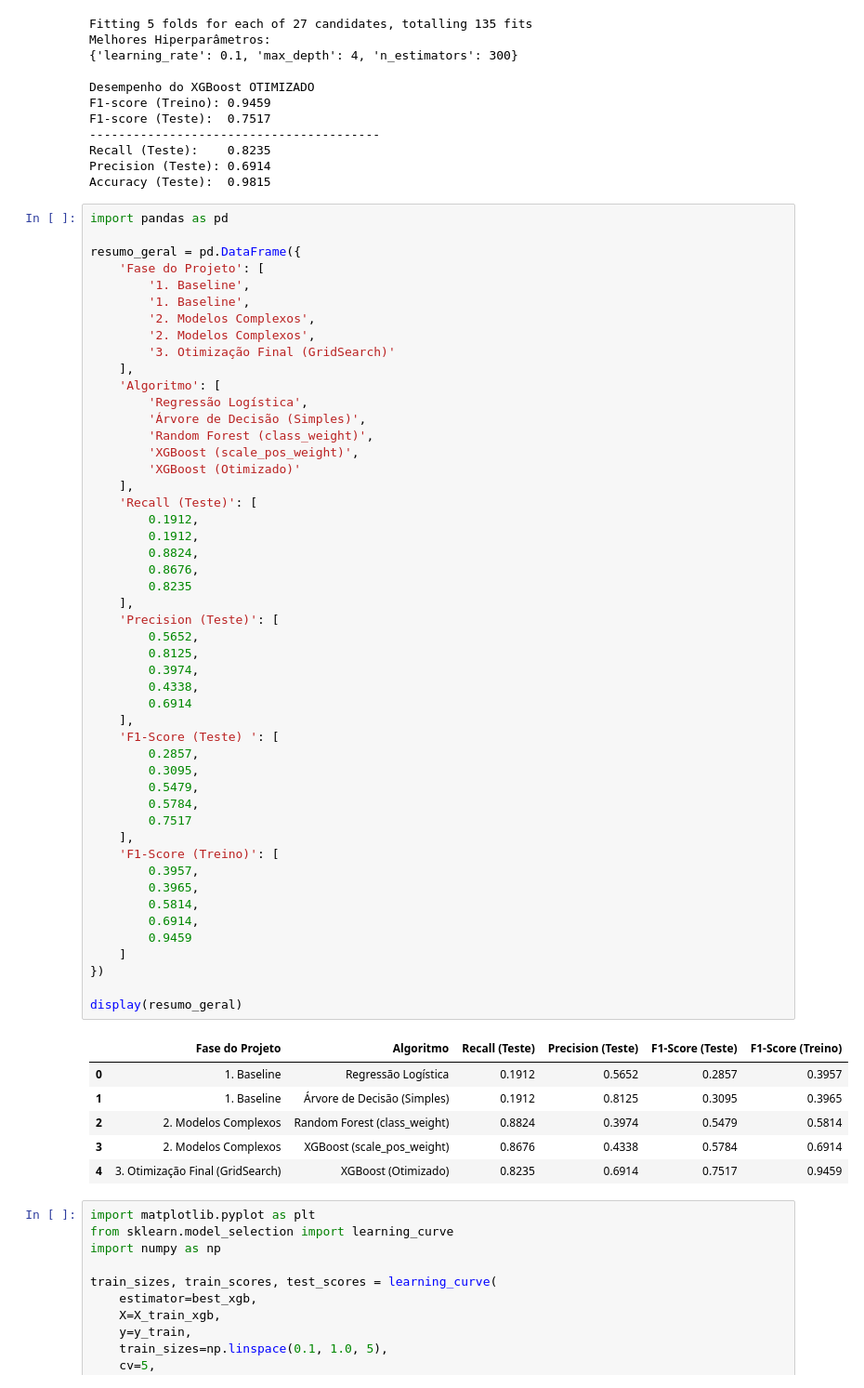
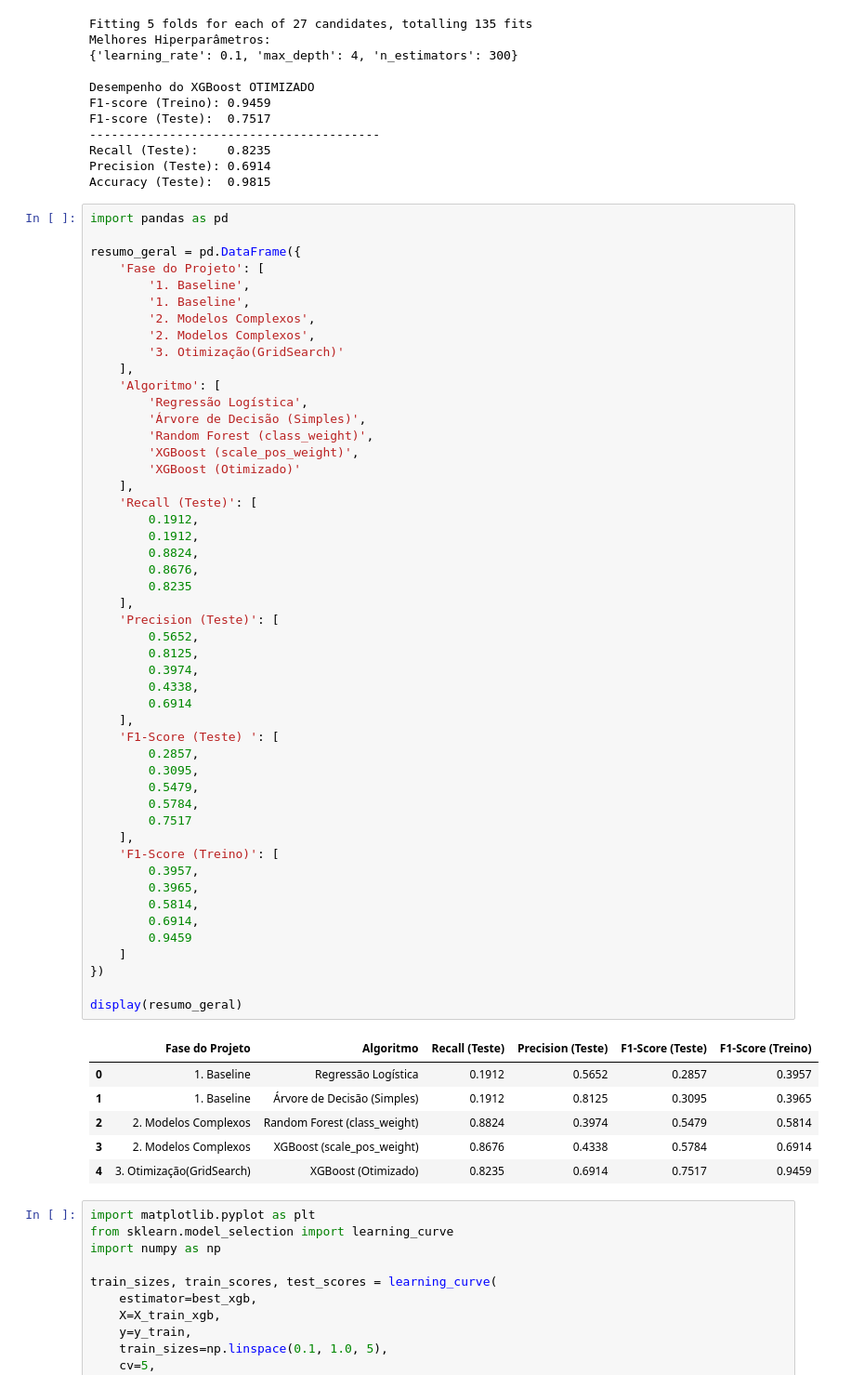
Before and after one commit to afonsornfonseca/Predictive-Maintenance, a Jupyter notebook: notebooks/milestone3.ipynb, the cells around one changed output. Shown at 93% size. Cells and saved outputs as stored; diff of their text form.

```diff
--- a/notebooks/milestone3.ipynb
+++ b/notebooks/milestone3.ipynb
@@ -1055,7 +1055,7 @@ resumo_geral = pd.DataFrame({
         '1. Baseline',
         '2. Modelos Complexos',
         '2. Modelos Complexos',
-        '3. Otimização Final (GridSearch)'
+        '3. Otimização(GridSearch)'
     ],
     'Algoritmo': [
         'Regressão Logística',
@@ -1074,34 +1074,34 @@ resumo_geral = pd.DataFrame({
     'Precision (Teste)': [
         0.5652,
         0.8125,
         0.3974,
         0.4338,
         0.6914
     ],
     'F1-Score (Teste) ': [
         0.2857,
         0.3095,
         0.5479,
         0.5784,
         0.7517
     ],
     'F1-Score (Treino)': [
         0.3957,
         0.3965,
         0.5814,
         0.6914,
         0.9459
     ]
 })
 
 display(resumo_geral)
 # %% [output]
 |  | Fase do Projeto | Algoritmo | Recall (Teste) | Precision (Teste) | F1-Score (Teste) | F1-Score (Treino) |
 | 0 | 1. Baseline | Regressão Logística | 0.1912 | 0.5652 | 0.2857 | 0.3957 |
 | 1 | 1. Baseline | Árvore de Decisão (Simples) | 0.1912 | 0.8125 | 0.3095 | 0.3965 |
 | 2 | 2. Modelos Complexos | Random Forest (class_weight) | 0.8824 | 0.3974 | 0.5479 | 0.5814 |
 | 3 | 2. Modelos Complexos | XGBoost (scale_pos_weight) | 0.8676 | 0.4338 | 0.5784 | 0.6914 |
-| 4 | 3. Otimização Final (GridSearch) | XGBoost (Otimizado) | 0.8235 | 0.6914 | 0.7517 | 0.9459 |
+| 4 | 3. Otimização(GridSearch) | XGBoost (Otimizado) | 0.8235 | 0.6914 | 0.7517 | 0.9459 |
 # %%
 import matplotlib.pyplot as plt
 from sklearn.model_selection import learning_curve
```
Also changed, not shown: parts of 21 cells of this notebook.
